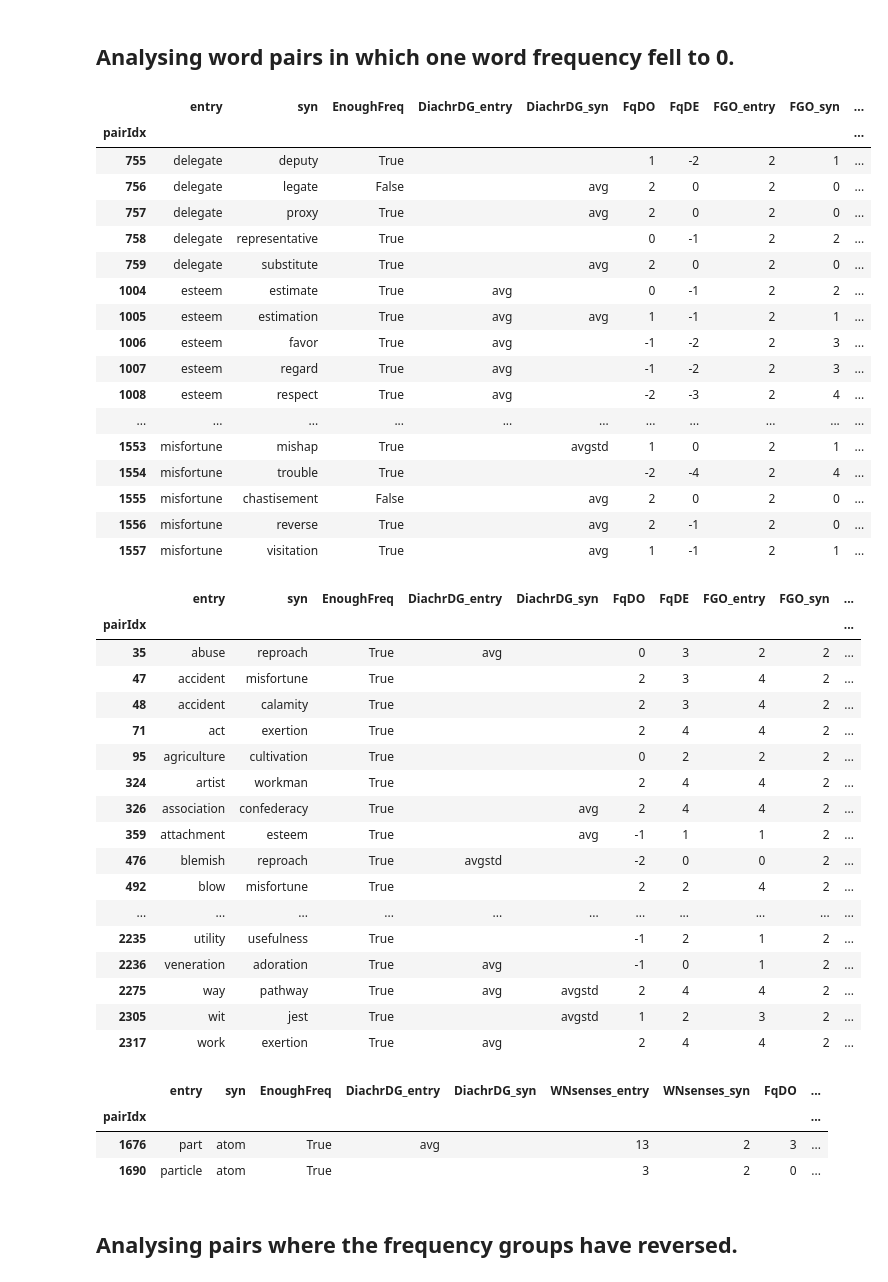
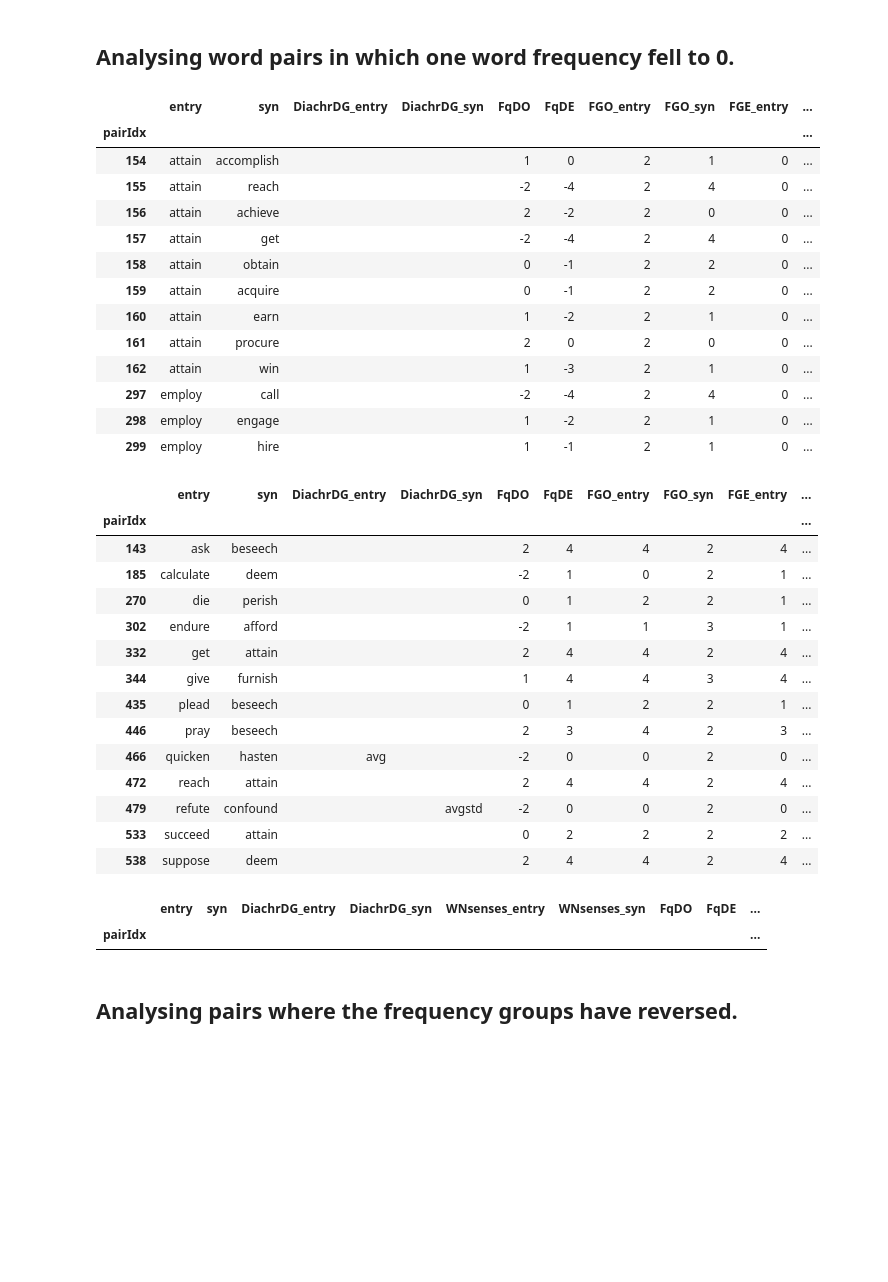
Before and after one commit to blietard/synonyms-semchange, a Jupyter notebook: analysing_synpairs.ipynb, the cells around one changed output. Cells and saved outputs as stored; diff of their text form; code cells hidden in the pictures; blank space fills up the shorter version.

Commit message:
Changing A to ADJ ; adding OpenWordNet support ; creating supervised and unsupervised independant files

```diff
--- a/analysing_synpairs.ipynb
+++ b/analysing_synpairs.ipynb
@@ -19,7 +20,7 @@ from sklearn.ensemble import RandomForestClassifier
 # %%
 repr_mode = 'sgns'
 distance = 'cosine'
-pos = 'N'
+pos = 'ADJ'
 
 model_name = repr_mode + '_' + distance
 word_list, word2ind = io.getTargets(pos,repr_mode)
@@ -306,55 +475,46 @@ synpairs_df.loc[synpairs_df.normLev < 0.4, ['entry','syn','EnoughFreq','DiachrDG
 # %% [markdown]
 ## Analysing word pairs in which one word frequency fell to 0.
 # %%
-synpairs_df.loc[ ((synpairs_df.FGO_entry > 1) & (synpairs_df.FGE_entry == 0)), ['entry','syn','EnoughFreq','DiachrDG_entry','DiachrDG_syn','FqDO','FqDE','FGO_entry','FGO_syn','FGE_entry','FGE_syn','syns_WordNet', 'Dec_avgstd'] ]
+synpairs_df.loc[ ((synpairs_df.FGO_entry > 1) & (synpairs_df.FGE_entry == 0)), ['entry','syn','DiachrDG_entry','DiachrDG_syn','FqDO','FqDE','FGO_entry','FGO_syn','FGE_entry','FGE_syn','syns_WordNet', 'Dec_avgstd'] ]
 # %% [output]
-|  | entry | syn | EnoughFreq | DiachrDG_entry | DiachrDG_syn | FqDO | FqDE | FGO_entry | FGO_syn | ... |
+|  | entry | syn | DiachrDG_entry | DiachrDG_syn | FqDO | FqDE | FGO_entry | FGO_syn | FGE_entry | ... |
 | pairIdx |  |  |  |  |  |  |  |  |  | ... |
-| 755 | delegate | deputy | True |  |  | 1 | -2 | 2 | 1 | ... |
-| 756 | delegate | legate | False |  | avg | 2 | 0 | 2 | 0 | ... |
-| 757 | delegate | proxy | True |  | avg | 2 | 0 | 2 | 0 | ... |
-| 758 | delegate | representative | True |  |  | 0 | -1 | 2 | 2 | ... |
-| 759 | delegate | substitute | True |  | avg | 2 | 0 | 2 | 0 | ... |
-| 1004 | esteem | estimate | True | avg |  | 0 | -1 | 2 | 2 | ... |
-| 1005 | esteem | estimation | True | avg | avg | 1 | -1 | 2 | 1 | ... |
-| 1006 | esteem | favor | True | avg |  | -1 | -2 | 2 | 3 | ... |
-| 1007 | esteem | regard | True | avg |  | -1 | -2 | 2 | 3 | ... |
-| 1008 | esteem | respect | True | avg |  | -2 | -3 | 2 | 4 | ... |
-| ... | ... | ... | ... | ... | ... | ... | ... | ... | ... | ... |
-| 1553 | misfortune | mishap | True |  | avgstd | 1 | 0 | 2 | 1 | ... |
-| 1554 | misfortune | trouble | True |  |  | -2 | -4 | 2 | 4 | ... |
-| 1555 | misfortune | chastisement | False |  | avg | 2 | 0 | 2 | 0 | ... |
-| 1556 | misfortune | reverse | True |  | avg | 2 | -1 | 2 | 0 | ... |
-| 1557 | misfortune | visitation | True |  | avg | 1 | -1 | 2 | 1 | ... |
+| 154 | attain | accomplish |  |  | 1 | 0 | 2 | 1 | 0 | ... |
+| 155 | attain | reach |  |  | -2 | -4 | 2 | 4 | 0 | ... |
+| 156 | attain | achieve |  |  | 2 | -2 | 2 | 0 | 0 | ... |
+| 157 | attain | get |  |  | -2 | -4 | 2 | 4 | 0 | ... |
+| 158 | attain | obtain |  |  | 0 | -1 | 2 | 2 | 0 | ... |
+| 159 | attain | acquire |  |  | 0 | -1 | 2 | 2 | 0 | ... |
+| 160 | attain | earn |  |  | 1 | -2 | 2 | 1 | 0 | ... |
+| 161 | attain | procure |  |  | 2 | 0 | 2 | 0 | 0 | ... |
+| 162 | attain | win |  |  | 1 | -3 | 2 | 1 | 0 | ... |
+| 297 | employ | call |  |  | -2 | -4 | 2 | 4 | 0 | ... |
+| 298 | employ | engage |  |  | 1 | -2 | 2 | 1 | 0 | ... |
+| 299 | employ | hire |  |  | 1 | -1 | 2 | 1 | 0 | ... |
 # %%
-synpairs_df.loc[ ((synpairs_df.FGO_syn > 1) & (synpairs_df.FGE_syn == 0)), ['entry','syn','EnoughFreq','DiachrDG_entry','DiachrDG_syn','FqDO','FqDE','FGO_entry','FGO_syn','FGE_entry','FGE_syn','syns_WordNet', 'Dec_avgstd'] ]
+synpairs_df.loc[ ((synpairs_df.FGO_syn > 1) & (synpairs_df.FGE_syn == 0)), ['entry','syn','DiachrDG_entry','DiachrDG_syn','FqDO','FqDE','FGO_entry','FGO_syn','FGE_entry','FGE_syn','syns_WordNet', 'Dec_avgstd'] ]
 # %% [output]
-|  | entry | syn | EnoughFreq | DiachrDG_entry | DiachrDG_syn | FqDO | FqDE | FGO_entry | FGO_syn | ... |
+|  | entry | syn | DiachrDG_entry | DiachrDG_syn | FqDO | FqDE | FGO_entry | FGO_syn | FGE_entry | ... |
 | pairIdx |  |  |  |  |  |  |  |  |  | ... |
-| 35 | abuse | reproach | True | avg |  | 0 | 3 | 2 | 2 | ... |
-| 47 | accident | misfortune | True |  |  | 2 | 3 | 4 | 2 | ... |
-| 48 | accident | calamity | True |  |  | 2 | 3 | 4 | 2 | ... |
-| 71 | act | exertion | True |  |  | 2 | 4 | 4 | 2 | ... |
-| 95 | agriculture | cultivation | True |  |  | 0 | 2 | 2 | 2 | ... |
-| 324 | artist | workman | True |  |  | 2 | 4 | 4 | 2 | ... |
-| 326 | association | confederacy | True |  | avg | 2 | 4 | 4 | 2 | ... |
-| 359 | attachment | esteem | True |  | avg | -1 | 1 | 1 | 2 | ... |
-| 476 | blemish | reproach | True | avgstd |  | -2 | 0 | 0 | 2 | ... |
-| 492 | blow | misfortune | True |  |  | 2 | 2 | 4 | 2 | ... |
-| ... | ... | ... | ... | ... | ... | ... | ... | ... | ... | ... |
-| 2235 | utility | usefulness | True |  |  | -1 | 2 | 1 | 2 | ... |
-| 2236 | veneration | adoration | True | avg |  | -1 | 0 | 1 | 2 | ... |
-| 2275 | way | pathway | True | avg | avgstd | 2 | 4 | 4 | 2 | ... |
-| 2305 | wit | jest | True |  | avgstd | 1 | 2 | 3 | 2 | ... |
-| 2317 | work | exertion | True | avg |  | 2 | 4 | 4 | 2 | ... |
+| 143 | ask | beseech |  |  | 2 | 4 | 4 | 2 | 4 | ... |
+| 185 | calculate | deem |  |  | -2 | 1 | 0 | 2 | 1 | ... |
+| 270 | die | perish |  |  | 0 | 1 | 2 | 2 | 1 | ... |
+| 302 | endure | afford |  |  | -2 | 1 | 1 | 3 | 1 | ... |
+| 332 | get | attain |  |  | 2 | 4 | 4 | 2 | 4 | ... |
+| 344 | give | furnish |  |  | 1 | 4 | 4 | 3 | 4 | ... |
+| 435 | plead | beseech |  |  | 0 | 1 | 2 | 2 | 1 | ... |
+| 446 | pray | beseech |  |  | 2 | 3 | 4 | 2 | 3 | ... |
+| 466 | quicken | hasten | avg |  | -2 | 0 | 0 | 2 | 0 | ... |
+| 472 | reach | attain |  |  | 2 | 4 | 4 | 2 | 4 | ... |
+| 479 | refute | confound |  | avgstd | -2 | 0 | 0 | 2 | 0 | ... |
+| 533 | succeed | attain |  |  | 0 | 2 | 2 | 2 | 2 | ... |
+| 538 | suppose | deem |  |  | 2 | 4 | 4 | 2 | 4 | ... |
 # %%
 word = 'atom'
-synpairs_df.loc[(synpairs_df.syn == word) | (synpairs_df.entry == word ), ['entry','syn','EnoughFreq','DiachrDG_entry','DiachrDG_syn','WNsenses_entry','WNsenses_syn','FqDO','FqDE','FGO_entry','FGO_syn','FGE_entry','FGE_syn','syns_WordNet', 'Dec_avgstd']]
+synpairs_df.loc[(synpairs_df.syn == word) | (synpairs_df.entry == word ), ['entry','syn','DiachrDG_entry','DiachrDG_syn','WNsenses_entry','WNsenses_syn','FqDO','FqDE','FGO_entry','FGO_syn','FGE_entry','FGE_syn','syns_WordNet', 'Dec_avgstd']]
 # %% [output]
-|  | entry | syn | EnoughFreq | DiachrDG_entry | DiachrDG_syn | WNsenses_entry | WNsenses_syn | FqDO | ... |
+|  | entry | syn | DiachrDG_entry | DiachrDG_syn | WNsenses_entry | WNsenses_syn | FqDO | FqDE | ... |
 | pairIdx |  |  |  |  |  |  |  |  | ... |
-| 1676 | part | atom | True | avg |  | 13 | 2 | 3 | ... |
-| 1690 | particle | atom | True |  |  | 3 | 2 | 0 | ... |
 # %% [markdown]
 ## Analysing pairs where the frequency groups have reversed.
 # %% [markdown]
```
Also changed, not shown: parts of 30 cells of this notebook, 20 other files.
